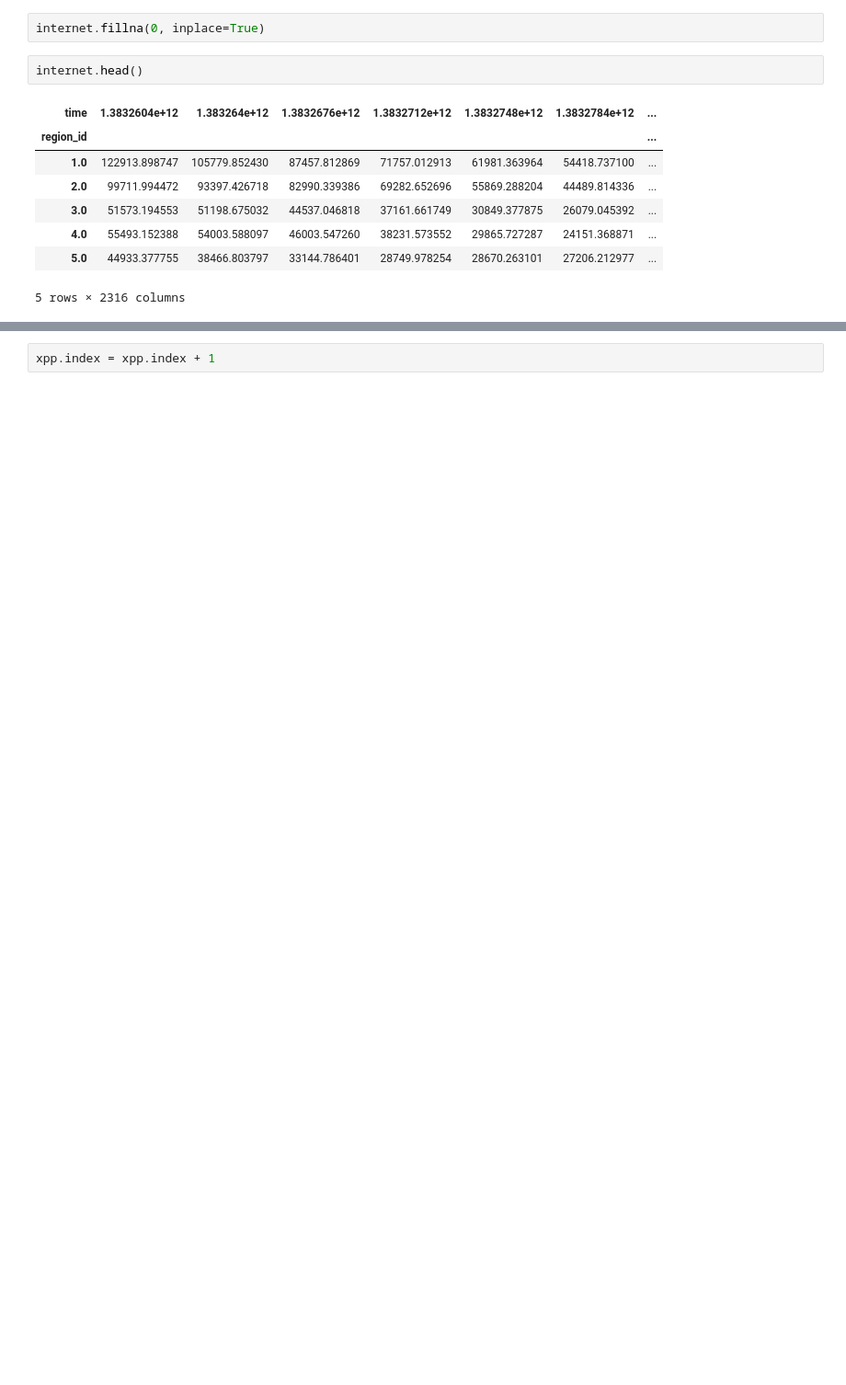
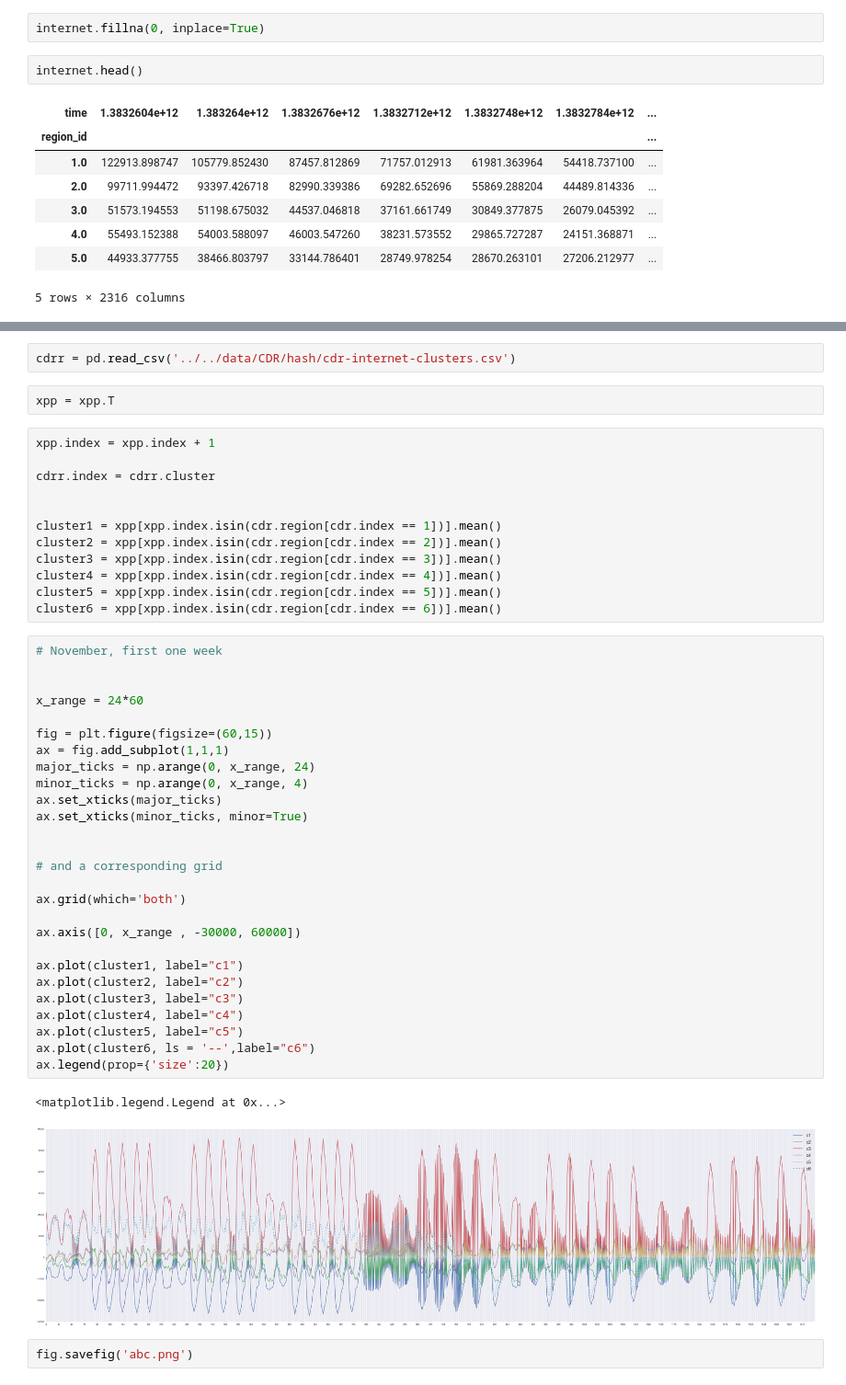
Before and after one commit to uwescience/DSSG2016-SensingTheCensus, a Jupyter notebook: src/notebooks/2016-07-27_Time-Series-Clustering.ipynb, the cells around one changed output, grey strips where cells are left out. Shown at 92% size. Drawn from its saved outputs; the diff is of its cells as text; blank space fills up the shorter version.

```diff
--- a/src/notebooks/2016-07-27_Time-Series-Clustering.ipynb
+++ b/src/notebooks/2016-07-27_Time-Series-Clustering.ipynb
@@ -60,2 +108,48 @@ xpp = pd.DataFrame(x_prime)
+# %%
+cdrr = pd.read_csv('../../data/CDR/hash/cdr-internet-clusters.csv')
 # %%
-xpp.index = xpp.index + 1
+xpp = xpp.T
+# %%
+xpp.index = xpp.index + 1
+
+cdrr.index = cdrr.cluster
+
+
+cluster1 = xpp[xpp.index.isin(cdr.region[cdr.index == 1])].mean()
+cluster2 = xpp[xpp.index.isin(cdr.region[cdr.index == 2])].mean()
+cluster3 = xpp[xpp.index.isin(cdr.region[cdr.index == 3])].mean()
+cluster4 = xpp[xpp.index.isin(cdr.region[cdr.index == 4])].mean()
+cluster5 = xpp[xpp.index.isin(cdr.region[cdr.index == 5])].mean()
+cluster6 = xpp[xpp.index.isin(cdr.region[cdr.index == 6])].mean()
+# %%
+# November, first one week
+
+
+x_range = 24*60
+
+fig = plt.figure(figsize=(60,15))
+ax = fig.add_subplot(1,1,1)
+major_ticks = np.arange(0, x_range, 24)
+minor_ticks = np.arange(0, x_range, 4)
+ax.set_xticks(major_ticks)
+ax.set_xticks(minor_ticks, minor=True)
+
+
+# and a corresponding grid
+
+ax.grid(which='both')
+
+ax.axis([0, x_range , -30000, 60000])
+
+ax.plot(cluster1, label="c1")
+ax.plot(cluster2, label="c2")
+ax.plot(cluster3, label="c3")
+ax.plot(cluster4, label="c4")
+ax.plot(cluster5, label="c5")
+ax.plot(cluster6, ls = '--',label="c6")
+ax.legend(prop={'size':20})
+# %% [output]
+<matplotlib.legend.Legend at 0x...>
+[figure, added]
+# %%
+fig.savefig('abc.png')
```
Also changed, not shown: parts of 23 cells of this notebook, 6 other files.
